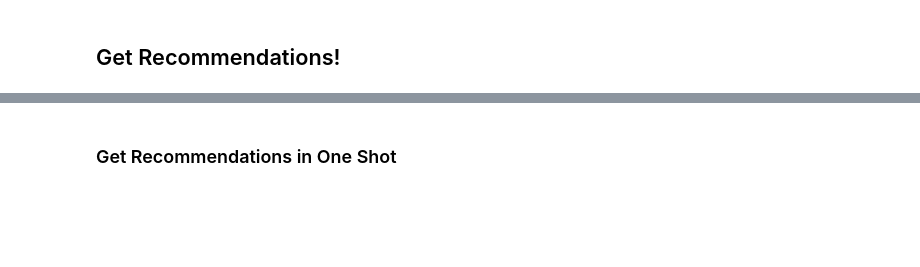
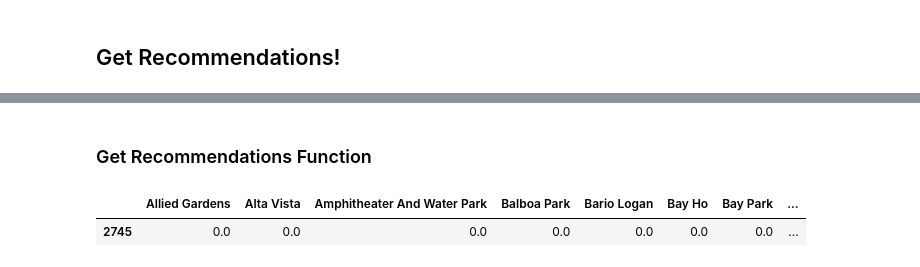
Before and after one commit to eric8395/airbnb_recommendations, a Jupyter notebook: Recommendations.ipynb, the cells around one changed output, grey strips where cells are left out. Saved outputs shown, nothing was run; the diff lists cells and outputs as text; code cells hidden in the pictures; blank space fills up the shorter version.

```diff
--- a/Recommendations.ipynb
+++ b/Recommendations.ipynb
@@ -175,2 +166,9 @@ rec.sort_values(by = ['similarity'], ascending = False).head(6)
 # %% [markdown]
-### Get Recommendations in One Shot
+### Get Recommendations Function
+# %%
+# selects a random listing from sd_clustered
+random_listing = sd_pp.sample(n = 1)
+random_listing
+# %% [output]
+|  | Allied Gardens | Alta Vista | Amphitheater And Water Park | Balboa Park | Bario Logan | Bay Ho | Bay Park | ... |
+| 2745 | 0.0 | 0.0 | 0.0 | 0.0 | 0.0 | 0.0 | 0.0 | ... |
```
Also changed, not shown: parts of 7 cells of this notebook.
